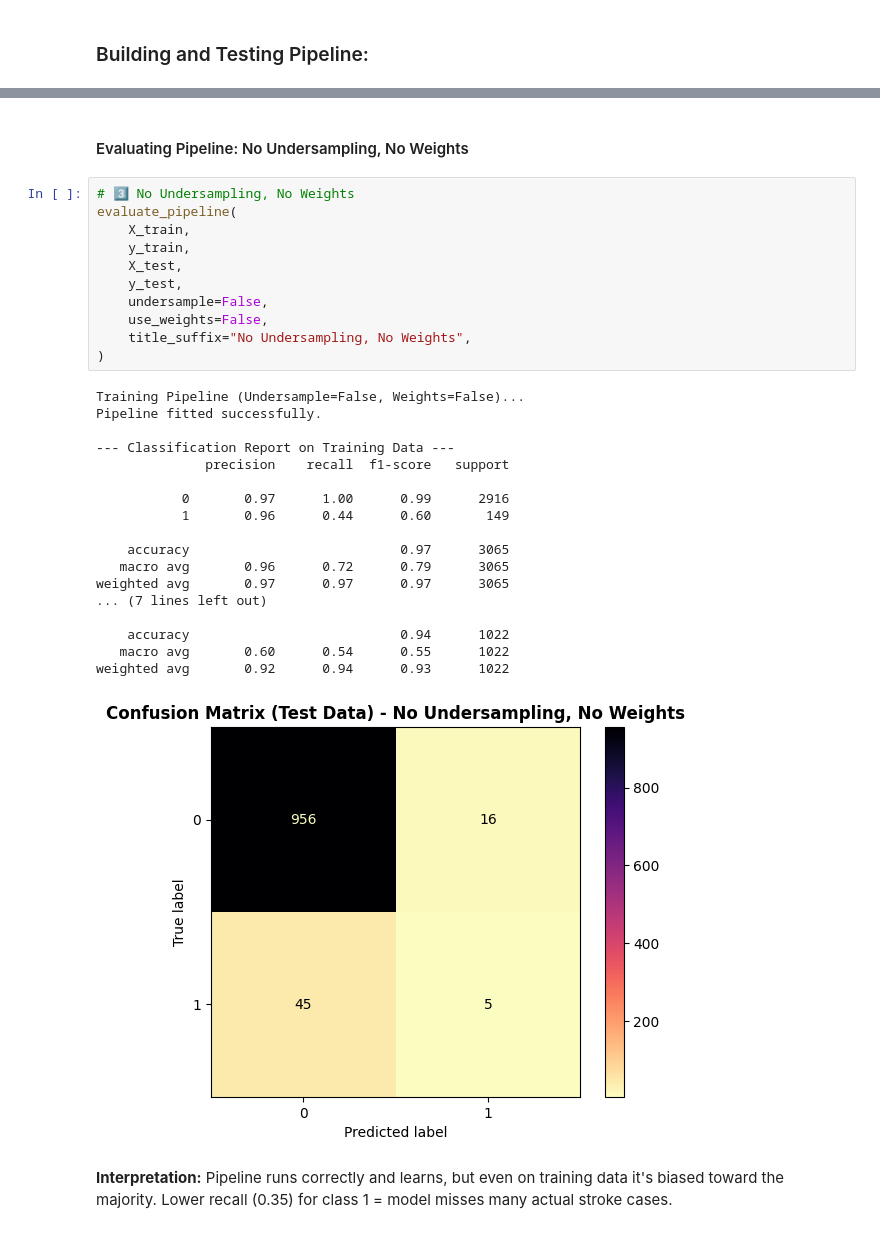
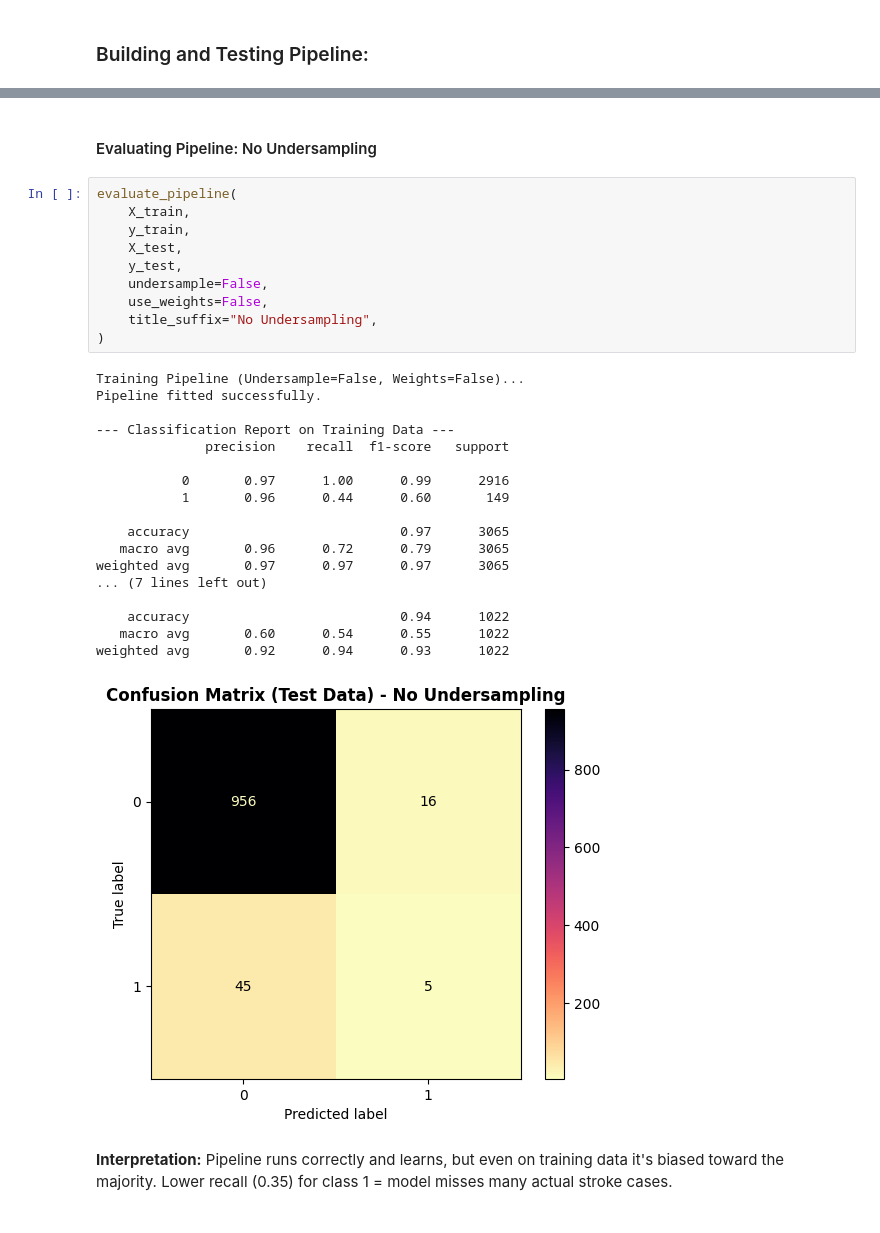
Before and after one commit to Duccard/stroke_risk_prediction, a Jupyter notebook: StrokeRiskPredictionModel.ipynb, the cells around one changed output, grey strips where cells are left out. Saved outputs shown, nothing was run; the diff lists cells and outputs as text.

```diff
--- a/StrokeRiskPredictionModel.ipynb
+++ b/StrokeRiskPredictionModel.ipynb
@@ -1316,35 +1115,34 @@ def evaluate_pipeline(
 # %% [markdown]
-#### Evaluating Pipeline: No Undersampling, No Weights
+#### Evaluating Pipeline: No Undersampling
 # %%
-# 3️⃣ No Undersampling, No Weights
 evaluate_pipeline(
     X_train,
     y_train,
     X_test,
     y_test,
     undersample=False,
     use_weights=False,
-    title_suffix="No Undersampling, No Weights",
+    title_suffix="No Undersampling",
 )
 # %% [output]
 Training Pipeline (Undersample=False, Weights=False)...
 Pipeline fitted successfully.
 
 --- Classification Report on Training Data ---
               precision    recall  f1-score   support
 
            0       0.97      1.00      0.99      2916
            1       0.96      0.44      0.60       149
 
     accuracy                           0.97      3065
    macro avg       0.96      0.72      0.79      3065
 weighted avg       0.97      0.97      0.97      3065
 ... (7 lines left out)
 
     accuracy                           0.94      1022
    macro avg       0.60      0.54      0.55      1022
 weighted avg       0.92      0.94      0.93      1022
-[figure, old version]
+[figure, new version]
 # %% [markdown]
 **Interpretation:** Pipeline runs correctly and learns, but even on training data it's biased toward the majority.
 Lower recall (0.35) for class 1 = model misses many actual stroke cases.
```
Also changed, not shown: parts of 63 cells of this notebook, 2 other files.
